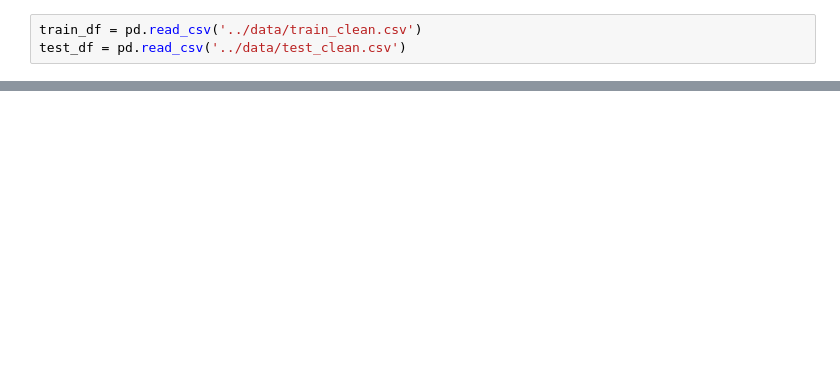
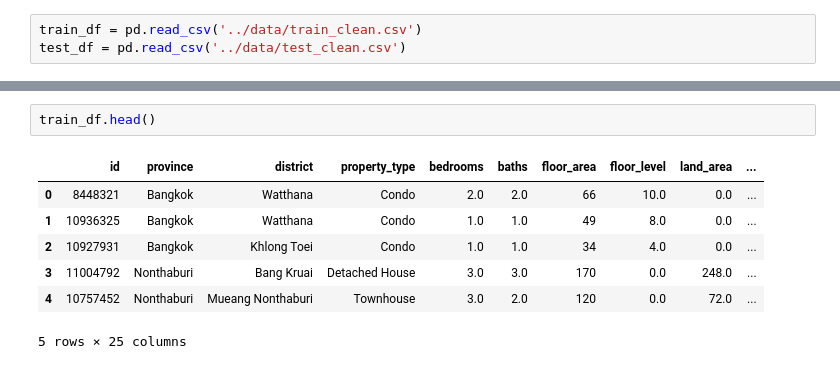
Before and after one commit to auttwitter/DSI-04, a Jupyter notebook: project_2/code/02_regression.ipynb, the cells around one changed output, grey strips where cells are left out. Saved outputs shown, nothing was run; the diff lists cells and outputs as text; blank space fills up the shorter version.

```diff
--- a/project_2/code/02_regression.ipynb
+++ b/project_2/code/02_regression.ipynb
@@ -20,0 +29,10 @@ test_df = pd.read_csv('../data/test_clean.csv')
+# %%
+train_df.head()
+# %% [output]
+|  | id | province | district | property_type | bedrooms | baths | floor_area | floor_level | land_area | ... |
+| 0 | 8448321 | Bangkok | Watthana | Condo | 2.0 | 2.0 | 66 | 10.0 | 0.0 | ... |
+| 1 | 10936325 | Bangkok | Watthana | Condo | 1.0 | 1.0 | 49 | 8.0 | 0.0 | ... |
+| 2 | 10927931 | Bangkok | Khlong Toei | Condo | 1.0 | 1.0 | 34 | 4.0 | 0.0 | ... |
+| 3 | 11004792 | Nonthaburi | Bang Kruai | Detached House | 3.0 | 3.0 | 170 | 0.0 | 248.0 | ... |
+| 4 | 10757452 | Nonthaburi | Mueang Nonthaburi | Townhouse | 3.0 | 2.0 | 120 | 0.0 | 72.0 | ... |
+5 rows × 25 columns
```
Also changed, not shown: parts of 12 cells of this notebook, 4 other files.
